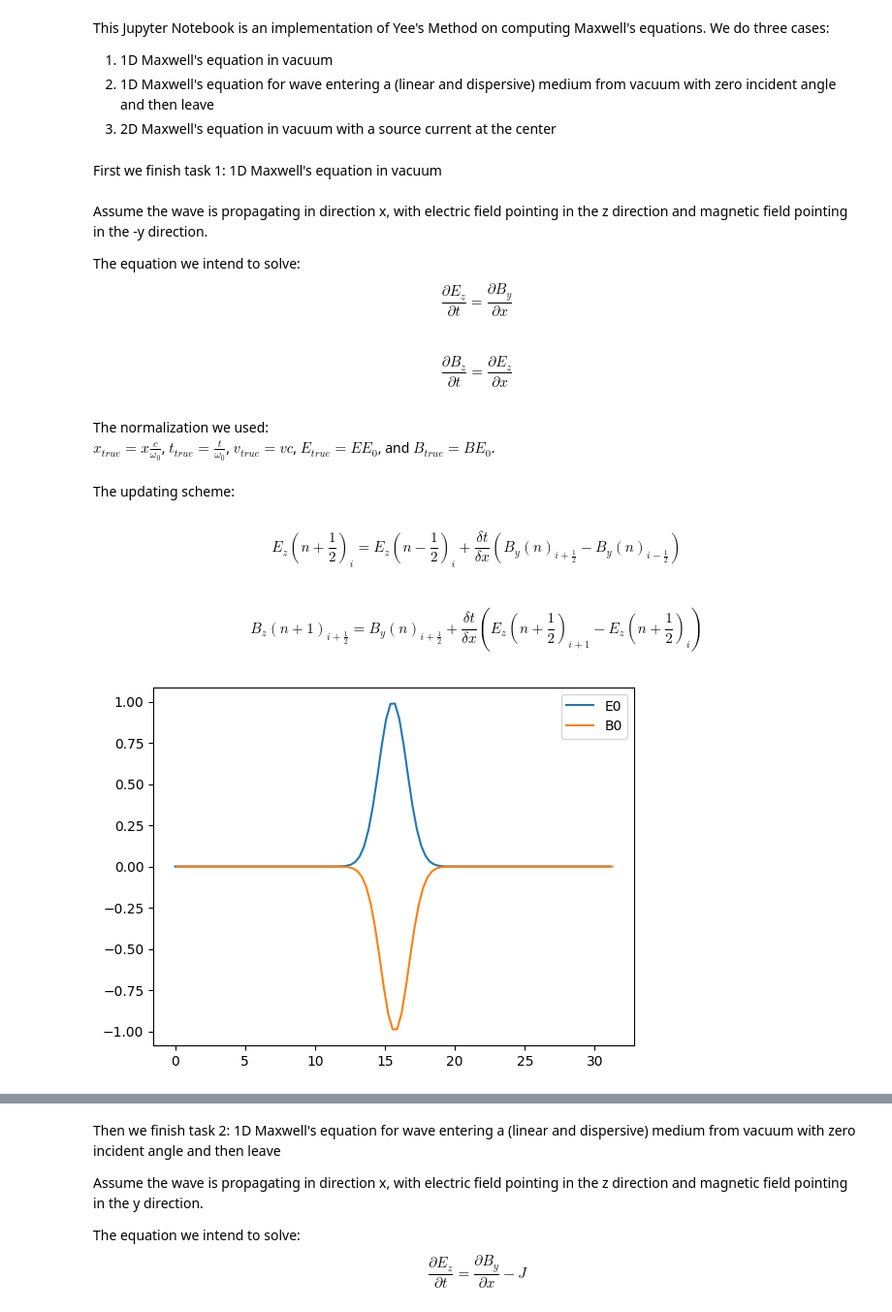
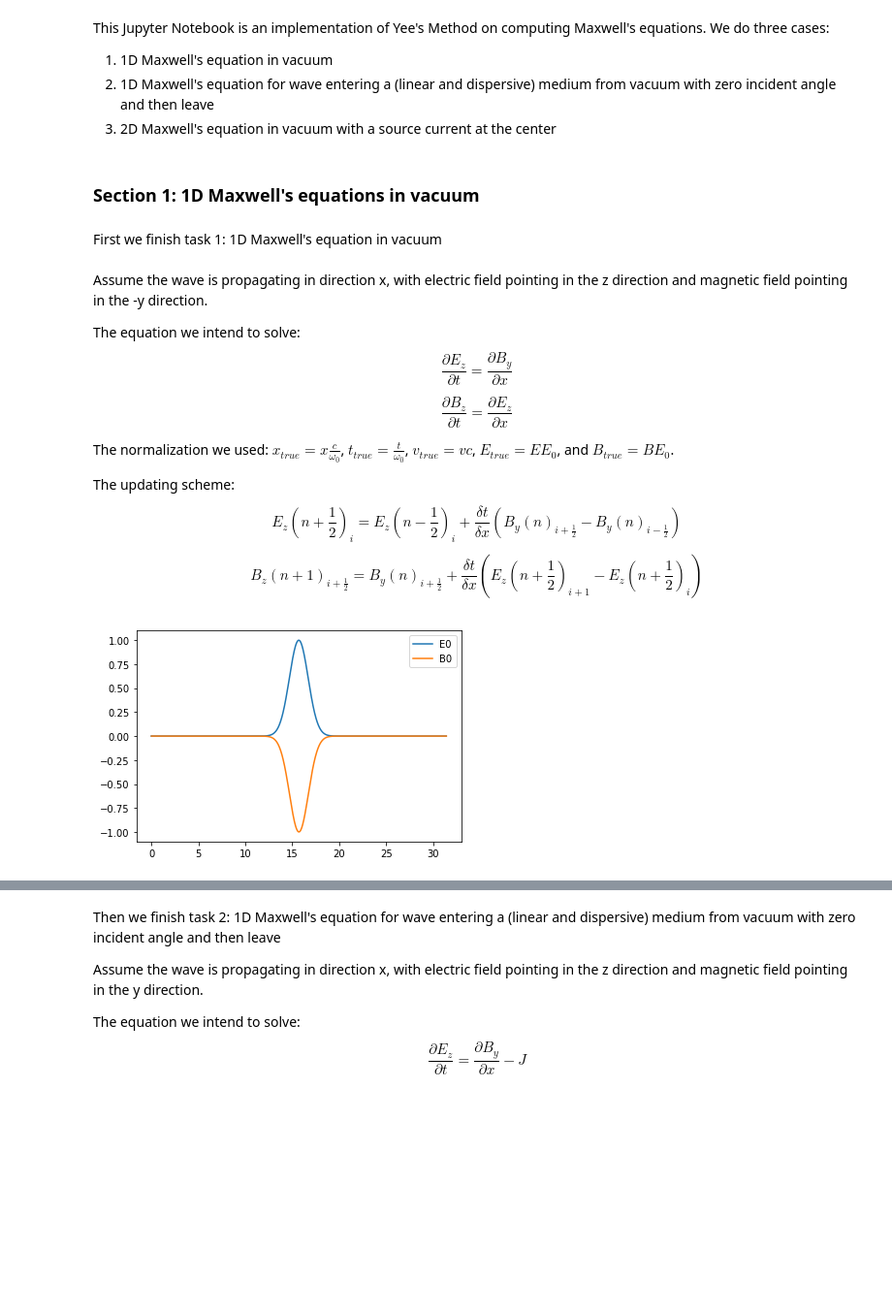
Before and after one commit to robinzhang24/YeeEM, a Jupyter notebook: Physics_170N_Final_Project.ipynb, the cells around one changed output, grey strips where cells are left out. Shown at 97% size. Drawn from its saved outputs; the diff is of its cells as text; code cells hidden in the pictures; blank space fills up the shorter version.

```diff
--- a/Physics_170N_Final_Project.ipynb
+++ b/Physics_170N_Final_Project.ipynb
@@ -3,6 +7,8 @@ This Jupyter Notebook is an implementation of Yee's Method on computing Maxwell'
 1. 1D Maxwell's equation in vacuum
 2. 1D Maxwell's equation for wave entering a (linear and dispersive) medium from vacuum with zero incident angle and then leave
 3. 2D Maxwell's equation in vacuum with a source current at the center
+# %% [markdown]
+### Section 1: 1D Maxwell's equations in vacuum
 # %% [markdown]
 First we finish task 1: 1D Maxwell's equation in vacuum\
 \
@@ -10,17 +16,17 @@ Assume the wave is propagating in direction x, with electric field pointing in t
 
 The equation we intend to solve:
 $$ \frac {\partial E_z}{\partial t} = \frac {\partial B_y}{\partial x}$$
-\
+
 $$ \frac {\partial B_z}{\partial t} = \frac {\partial E_z}{\partial x}$$
-\
-The normalization we used: \
+
+The normalization we used:
 $x_{true} = x\frac {c}{\omega_0}$, $t_{true} = \frac {t}{\omega_0}$, $v_{true} = vc$, $E_{true} = EE_0$, and $B_{true} = BE_0$.
-\
-\
-The updating scheme:\
-\
+
+
+The updating scheme:
+
 $$E_z\left(n + \frac{1}{2}\right)_i = E_z\left(n - \frac{1}{2}\right)_i + \frac{\delta t}{\delta x} \left( B_y(n)_{i + \frac{1}{2}} - B_y(n)_{i - \frac{1}{2}} \right)$$
-\
+
 $$B_z\left(n + 1\right)_{i + \frac {1}{2}} = B_y\left(n\right)_{i + \frac {1}{2}} + \frac{\delta t}{\delta x} \left( E_z(n + \frac {1}{2})_{i + 1} - E_z(n + \frac {1}{2})_{i} \right)$$
 # %%
 # Implementation of the Finite Difference Time Domain (Yee) method in 1D
@@ -70,25 +72,22 @@ def gaussian(x, a, x0, sigma):
 # %%
 dt = 0.03
 k = 1
 omega = 1
 L = 10 * np.pi
-nx = 100
+nx = 1000
 dx = L / nx
 x = np.arange(nx) * dx
 x1 = x + dx / 2
 dt = 0.95*dx
 # E_0 = np.sin(k*x + omega * dt / 2) # t = -dt / 2
 # B_0 = np.sin(k*x)
 E_0 = gaussian(x, 1, 5*np.pi - dt / 2, 1)
 B_0 = - gaussian(x1, 1, 5*np.pi, 1)
-# B_0 = np.zeros_like(x1)
-# E_0 = np.sin((x - dt / 2))
-# B_0 = - np.sin(x1)
 
 plt.plot(x, E_0, label='E0')
 plt.plot(x1, B_0, label='B0')
 plt.legend()
 plt.show()
 # %% [output]
-[figure, old version]
+[figure, new version]
 # %%
```
Also changed, not shown: parts of 19 cells of this notebook, 3 other files.
